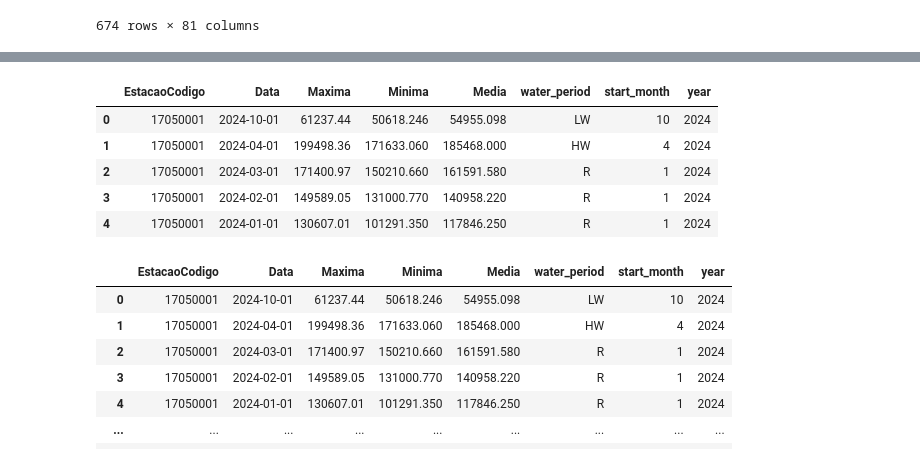
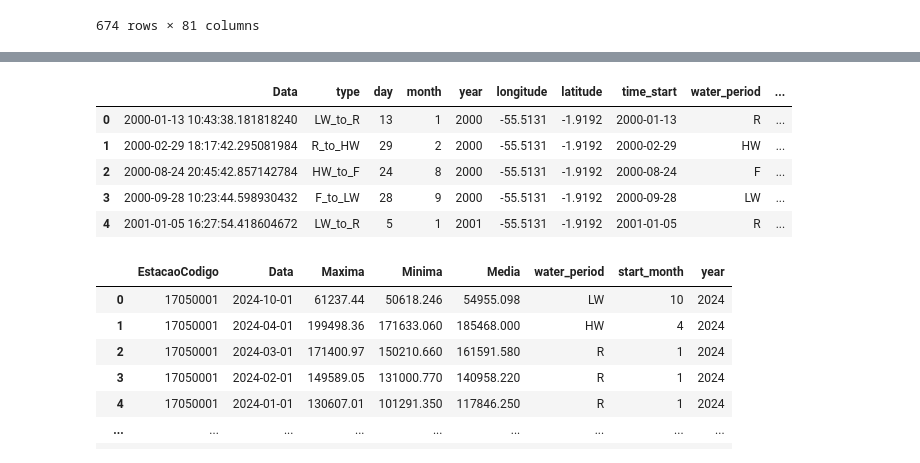
Before and after one commit to larissavaladao/py6s_harmonize_sample, a Jupyter notebook: 5. parameters_by_period/5.discharge_timeseries.ipynb, the cells around one changed output, grey strips where cells are left out. Cells and saved outputs as stored; diff of their text form; code cells hidden in the pictures.

Commit message:
incluido agregação por periodo definido a partir de cotas de obiudps

```diff
--- a/5. parameters_by_period/5.discharge_timeseries.ipynb
+++ b/5. parameters_by_period/5.discharge_timeseries.ipynb
@@ -353,13 +122,13 @@ year                      int64
 dtype: object
 # %%
-df_discharge.head()
+df_media_vazao.head()
 # %% [output]
-|  | EstacaoCodigo | Data | Maxima | Minima | Media | water_period | start_month | year |
-| 0 | 17050001 | 2024-10-01 | 61237.44 | 50618.246 | 54955.098 | LW | 10 | 2024 |
-| 1 | 17050001 | 2024-04-01 | 199498.36 | 171633.060 | 185468.000 | HW | 4 | 2024 |
-| 2 | 17050001 | 2024-03-01 | 171400.97 | 150210.660 | 161591.580 | R | 1 | 2024 |
-| 3 | 17050001 | 2024-02-01 | 149589.05 | 131000.770 | 140958.220 | R | 1 | 2024 |
-| 4 | 17050001 | 2024-01-01 | 130607.01 | 101291.350 | 117846.250 | R | 1 | 2024 |
+|  | Data | type | day | month | year | longitude | latitude | time_start | water_period | ... |
+| 0 | 2000-01-13 10:43:38.181818240 | LW_to_R | 13 | 1 | 2000 | -55.5131 | -1.9192 | 2000-01-13 | R | ... |
+| 1 | 2000-02-29 18:17:42.295081984 | R_to_HW | 29 | 2 | 2000 | -55.5131 | -1.9192 | 2000-02-29 | HW | ... |
+| 2 | 2000-08-24 20:45:42.857142784 | HW_to_F | 24 | 8 | 2000 | -55.5131 | -1.9192 | 2000-08-24 | F | ... |
+| 3 | 2000-09-28 10:23:44.598930432 | F_to_LW | 28 | 9 | 2000 | -55.5131 | -1.9192 | 2000-09-28 | LW | ... |
+| 4 | 2001-01-05 16:27:54.418604672 | LW_to_R | 5 | 1 | 2001 | -55.5131 | -1.9192 | 2001-01-05 | R | ... |
 # %%
 df_discharge = df_discharge.loc[(df_discharge['Data'] > pd.to_datetime('2000-01-01')) & (df_discharge['Data'] < pd.to_datetime('2025-01-01'))]
 df_discharge
```
Also changed, not shown: parts of 21 cells of this notebook.
